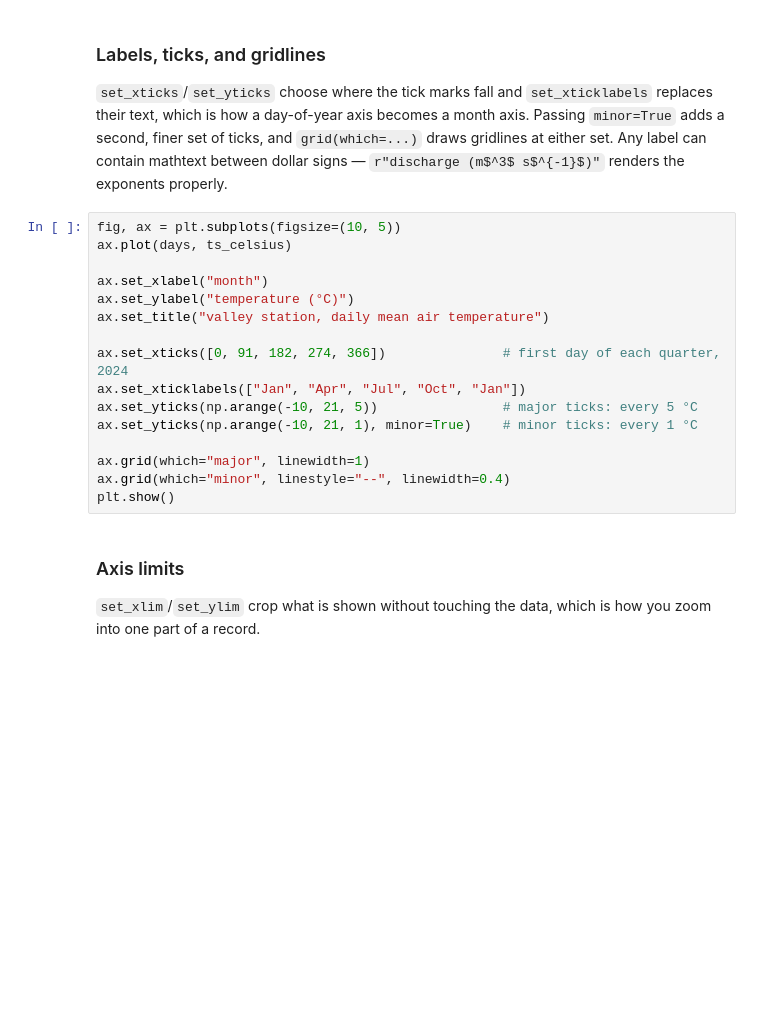
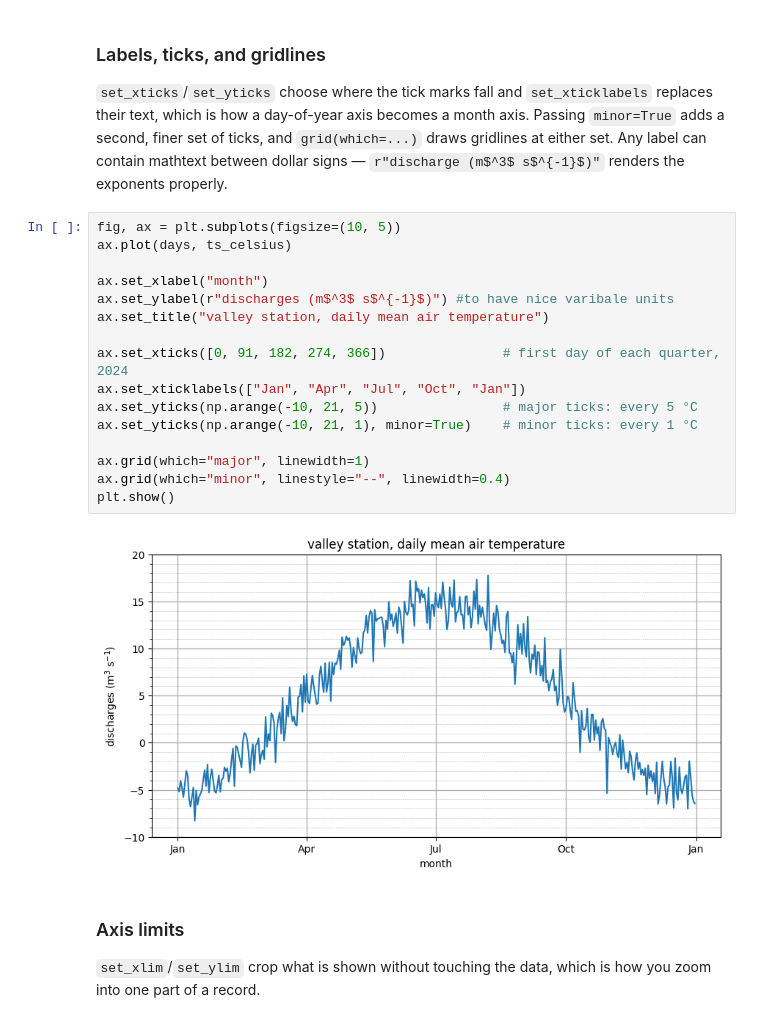
Before and after one commit to LauraLauschke/2026_Intro_Python, a Jupyter notebook: live/part-I/1.4-matplotlib-and-xarray.ipynb, the cells around one changed output. Cells and saved outputs as stored; diff of their text form; blank space fills up the shorter version.

```diff
--- a/live/part-I/1.4-matplotlib-and-xarray.ipynb
+++ b/live/part-I/1.4-matplotlib-and-xarray.ipynb
@@ -295,19 +357,21 @@ plt.show()
 # %%
 fig, ax = plt.subplots(figsize=(10, 5))
 ax.plot(days, ts_celsius)
 
 ax.set_xlabel("month")
-ax.set_ylabel("temperature (°C)")
+ax.set_ylabel(r"discharges (m$^3$ s$^{-1}$)") #to have nice varibale units
 ax.set_title("valley station, daily mean air temperature")
 
 ax.set_xticks([0, 91, 182, 274, 366])               # first day of each quarter, 2024
 ax.set_xticklabels(["Jan", "Apr", "Jul", "Oct", "Jan"])
 ax.set_yticks(np.arange(-10, 21, 5))                # major ticks: every 5 °C
 ax.set_yticks(np.arange(-10, 21, 1), minor=True)    # minor ticks: every 1 °C
 
 ax.grid(which="major", linewidth=1)
 ax.grid(which="minor", linestyle="--", linewidth=0.4)
 plt.show()
+# %% [output]
+[figure, added]
 # %% [markdown]
 ### Axis limits
 
```
Also changed, not shown: parts of 56 cells of this notebook.
